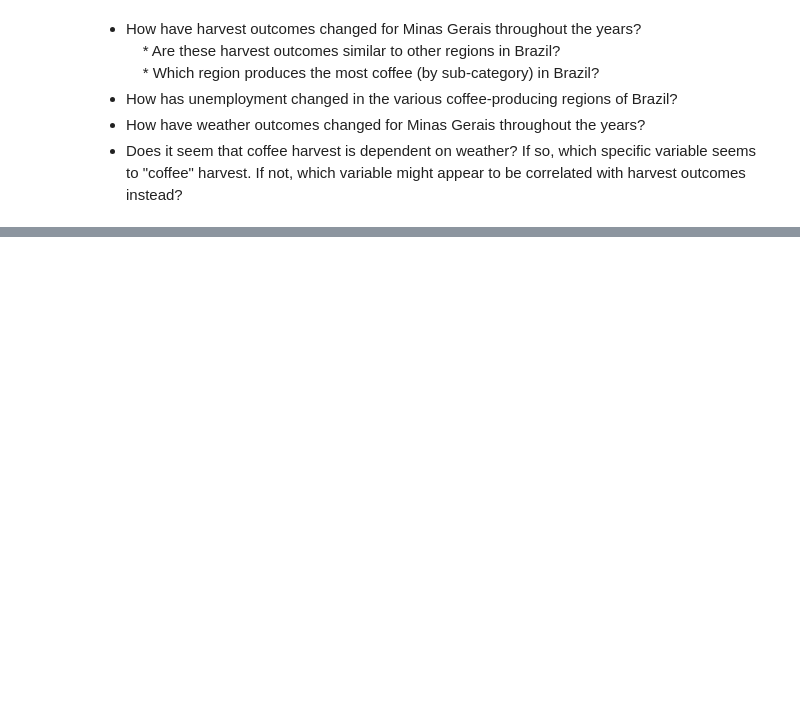
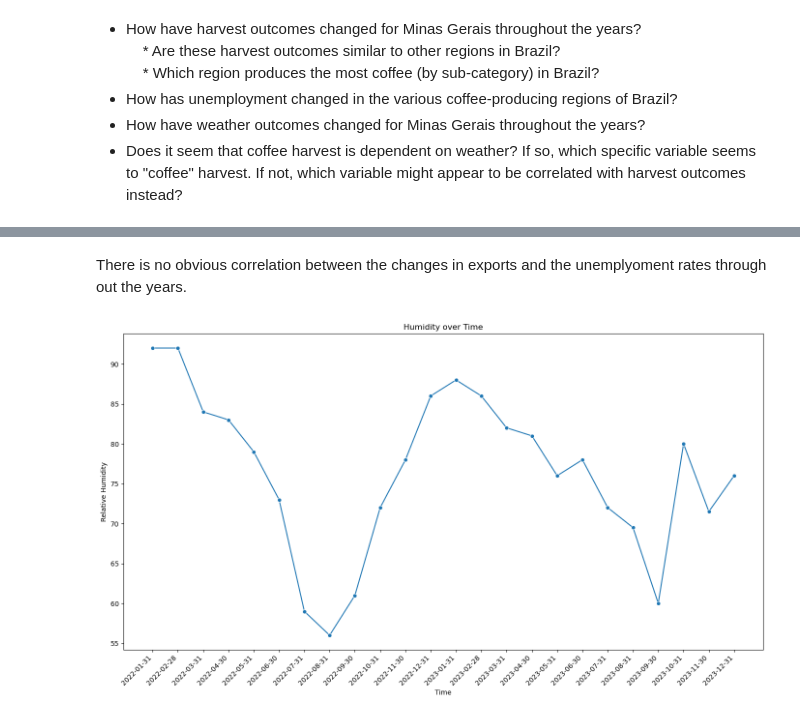
Before and after one commit to jweng8900/TLAB--Weather_API, a Jupyter notebook: notebooks/explore_weather.ipynb, the cells around one changed output, grey strips where cells are left out. Drawn from its saved outputs; the diff is of its cells as text; code cells hidden in the pictures; blank space fills up the shorter version.

```diff
--- a/notebooks/explore_weather.ipynb
+++ b/notebooks/explore_weather.ipynb
@@ -37,0 +66,13 @@ Minas Gerais
+# %% [markdown]
+There is no obvious correlation between the changes in exports and the unemplyoment rates through out the years.
+# %%
+plt.figure(figsize=(14, 8))
+sns.lineplot(data= monthly_df, x='time', y='relative_humidity_2m', marker='o')
+plt.title('Humidity over Time')
+plt.xlabel('Time')
+plt.xticks(rotation=45, ha='right')
+plt.ylabel('Relative Humidity')
+plt.tight_layout()
+plt.show()
+# %% [output]
+[figure, added]
```
Also changed, not shown: parts of 9 cells of this notebook, 2 other files.
